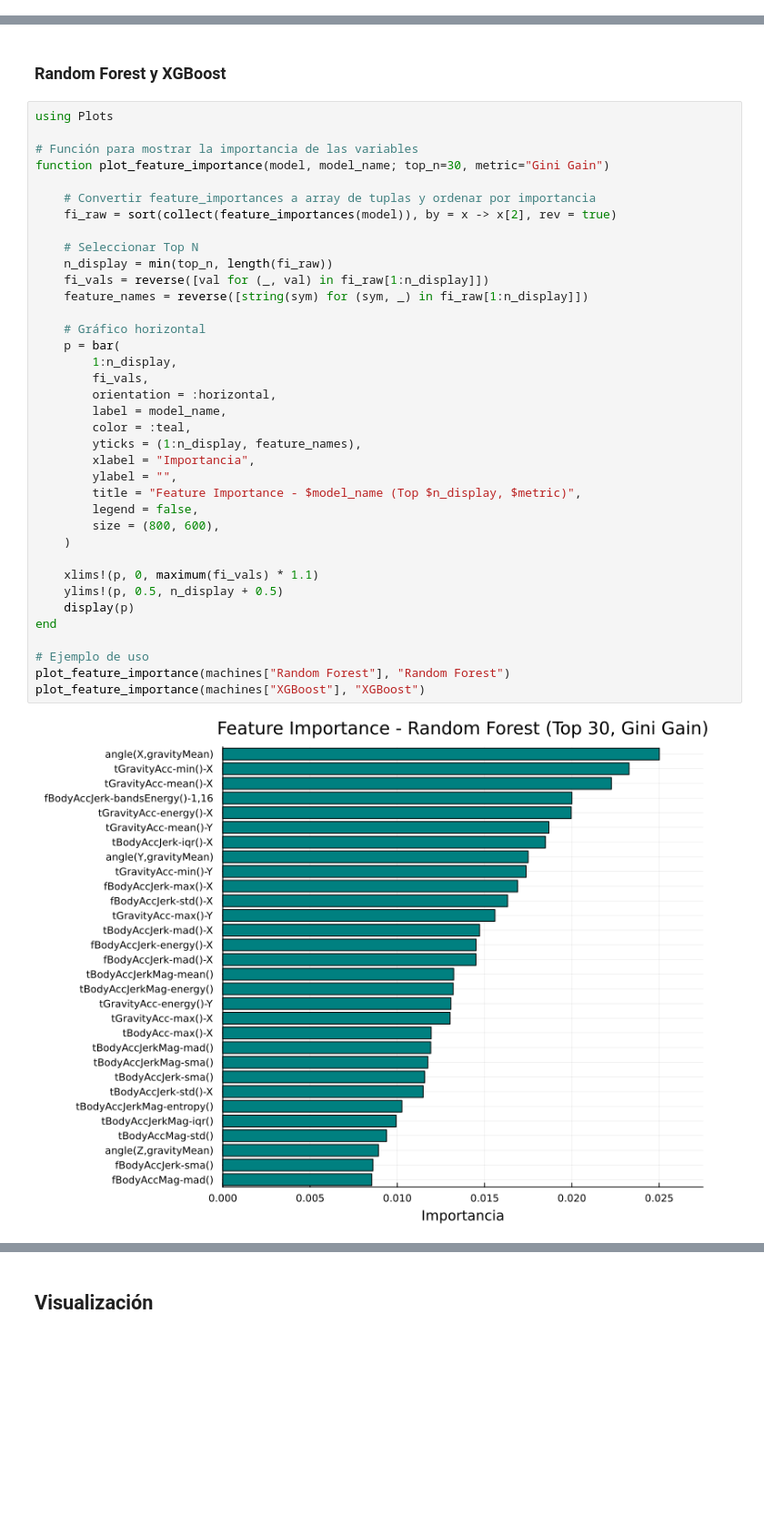
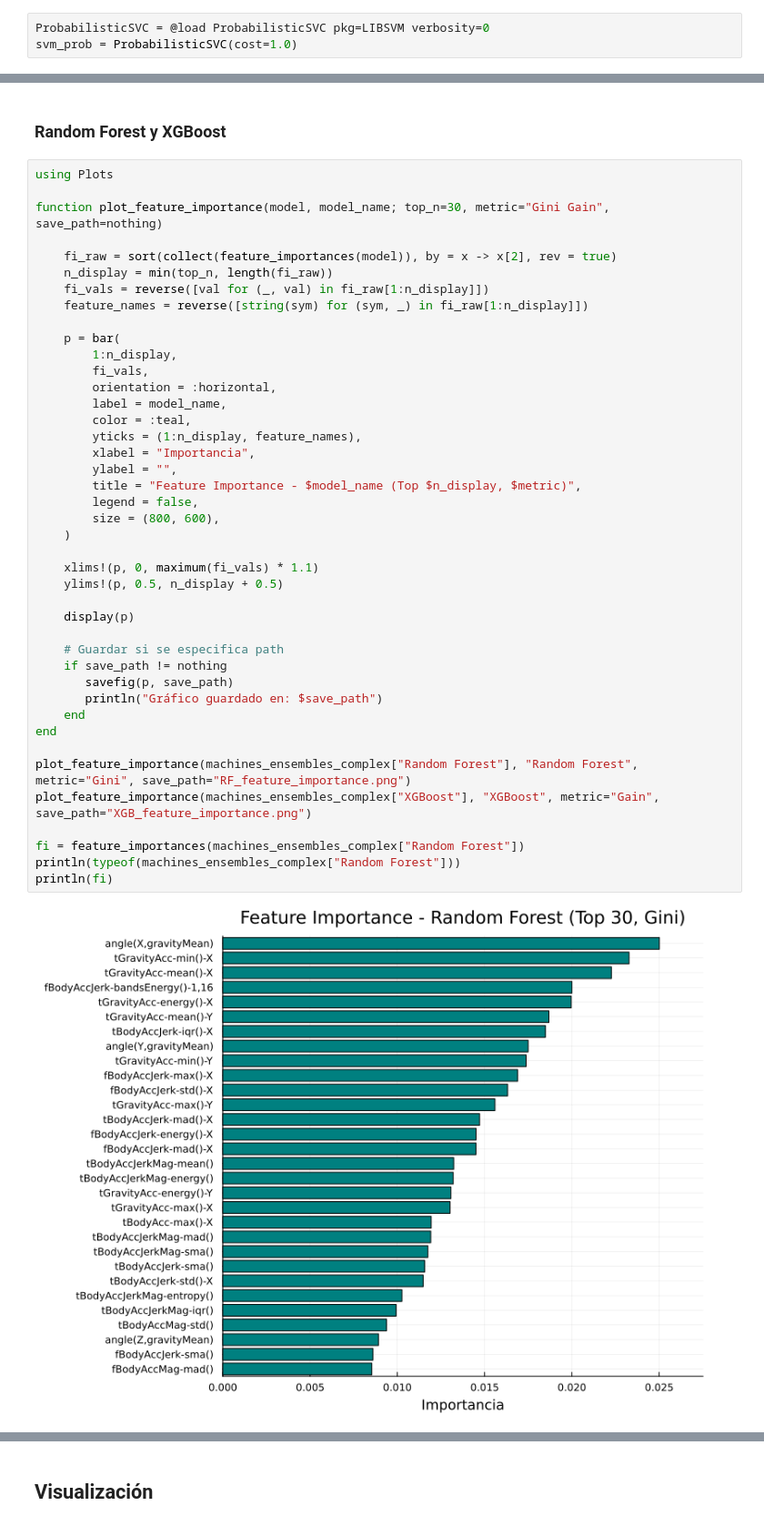
Before and after one commit to anibalsande/MAAAI, a Jupyter notebook: Practica2.ipynb, the cells around one changed output, grey strips where cells are left out. Shown at 91% size. Saved outputs shown, nothing was run; the diff lists cells and outputs as text; blank space fills up the shorter version.

```diff
--- a/Practica2.ipynb
+++ b/Practica2.ipynb
@@ -1745,0 +1579,3 @@ end
+# %%
+ProbabilisticSVC = @load ProbabilisticSVC pkg=LIBSVM verbosity=0
+svm_prob = ProbabilisticSVC(cost=1.0)
@@ -1750,39 +1653,44 @@ end
 # %%
 using Plots
 
-# Función para mostrar la importancia de las variables
-function plot_feature_importance(model, model_name; top_n=30, metric="Gini Gain")
+function plot_feature_importance(model, model_name; top_n=30, metric="Gini Gain", save_path=nothing)
 
-    # Convertir feature_importances a array de tuplas y ordenar por importancia
     fi_raw = sort(collect(feature_importances(model)), by = x -> x[2], rev = true)
-
-    # Seleccionar Top N
     n_display = min(top_n, length(fi_raw))
     fi_vals = reverse([val for (_, val) in fi_raw[1:n_display]])
     feature_names = reverse([string(sym) for (sym, _) in fi_raw[1:n_display]])
 
-    # Gráfico horizontal
     p = bar(
         1:n_display,
         fi_vals,
         orientation = :horizontal,
         label = model_name,
         color = :teal,
         yticks = (1:n_display, feature_names),
         xlabel = "Importancia",
         ylabel = "",
         title = "Feature Importance - $model_name (Top $n_display, $metric)",
         legend = false,
         size = (800, 600),
     )
 
     xlims!(p, 0, maximum(fi_vals) * 1.1)
     ylims!(p, 0.5, n_display + 0.5)
+
     display(p)
+
+    # Guardar si se especifica path
+    if save_path != nothing
+       savefig(p, save_path)
+       println("Gráfico guardado en: $save_path")
+    end
 end
 
-# Ejemplo de uso
-plot_feature_importance(machines["Random Forest"], "Random Forest")
-plot_feature_importance(machines["XGBoost"], "XGBoost")
+plot_feature_importance(machines_ensembles_complex["Random Forest"], "Random Forest", metric="Gini", save_path="RF_feature_importance.png")
+plot_feature_importance(machines_ensembles_complex["XGBoost"], "XGBoost", metric="Gain", save_path="XGB_feature_importance.png")
+
+fi = feature_importances(machines_ensembles_complex["Random Forest"])
+println(typeof(machines_ensembles_complex["Random Forest"]))
+println(fi)
 # %% [output]
-[figure, old version]
+[figure, new version]
```
Also changed, not shown: parts of 17 cells of this notebook.
